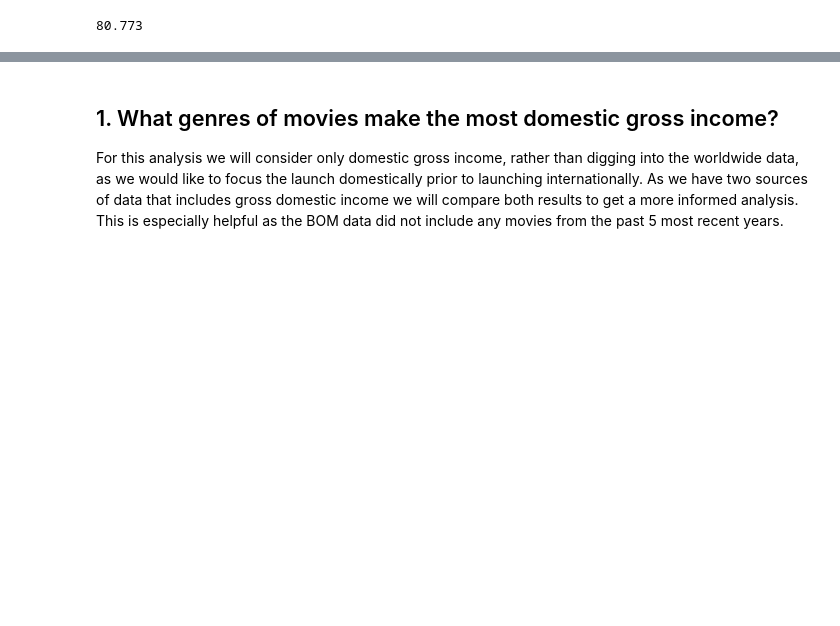
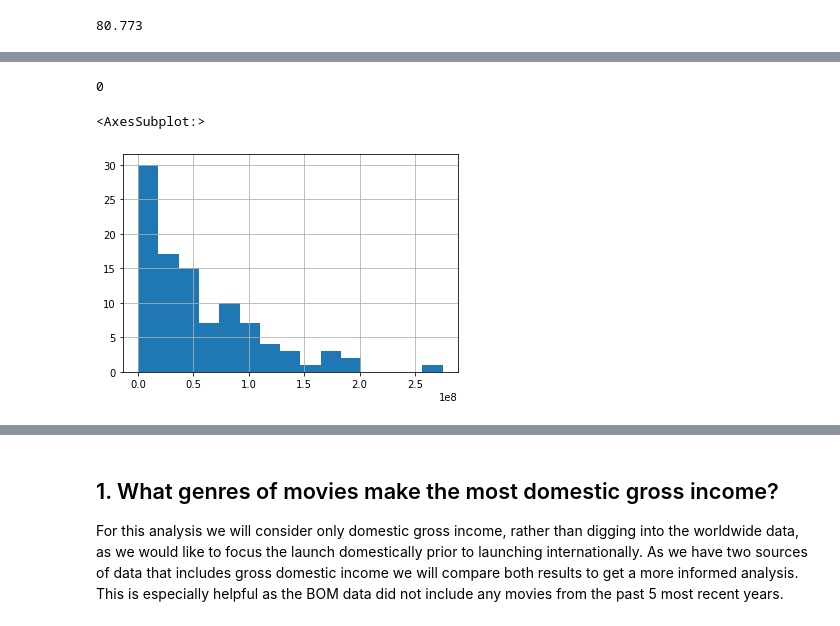
Before and after one commit to Bella3s/movie-analysis-project, a Jupyter notebook: movie_performance_analysis.ipynb, the cells around one changed output, grey strips where cells are left out. Saved outputs shown, nothing was run; the diff lists cells and outputs as text; code cells hidden in the pictures; blank space fills up the shorter version.

```diff
--- a/movie_performance_analysis.ipynb
+++ b/movie_performance_analysis.ipynb
@@ -960,0 +976,3 @@ top_ten_by_votecount = grouped.sort_values(by='vote_count', ascending=False).hea
+# %%
+top_100_gross = IMDB_and_theNums_df.sort_values('domestic_gross', ascending=False).head(100)
+top_100_gross.head()
@@ -960,0 +986,9 @@ top_ten_by_votecount = grouped.sort_values(by='vote_count', ascending=False).hea
+# %%
+top_100_gross['production_budget_int'].isna().sum()
+# %% [output]
+0
+# %%
+top_100_gross['production_budget_int'].hist(bins=15)
+# %% [output]
+<AxesSubplot:>
+[figure, added]
```
Also changed, not shown: parts of 39 cells of this notebook.
